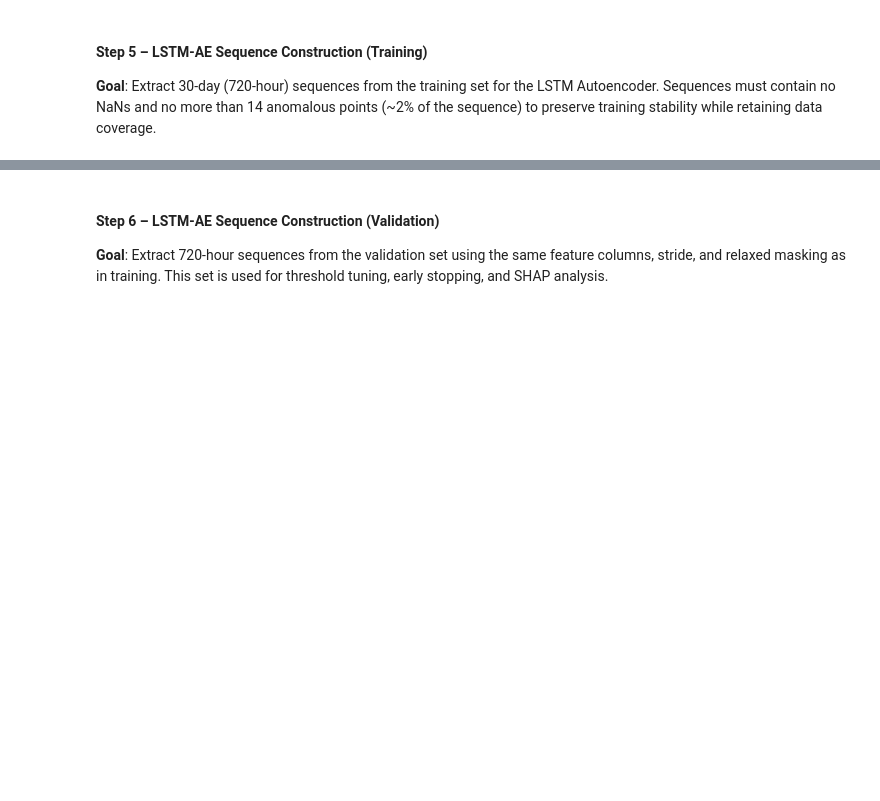
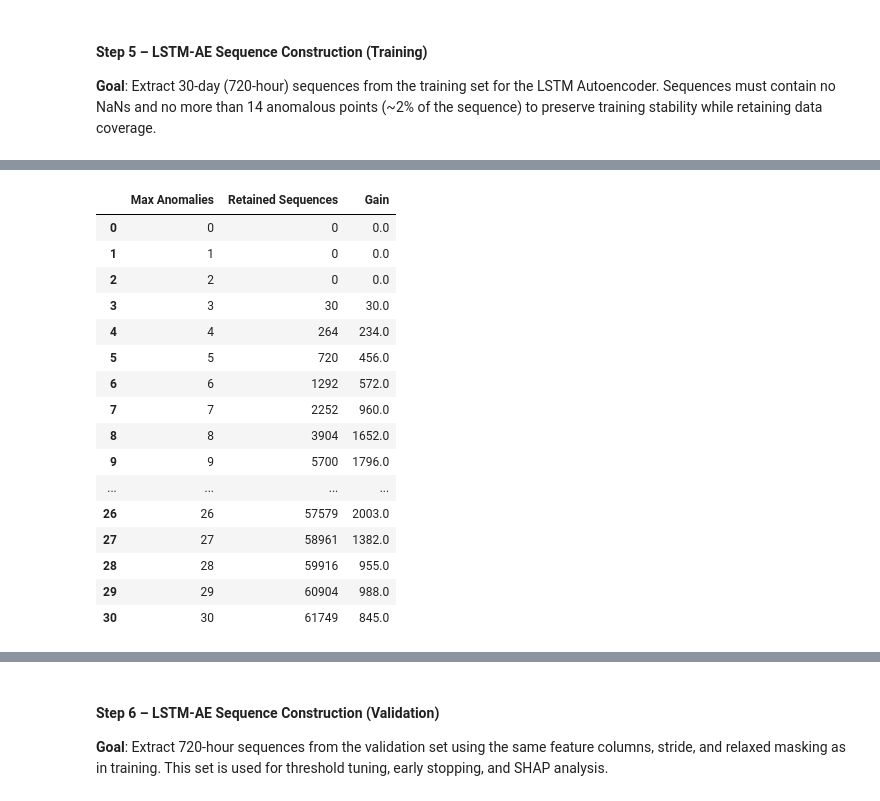
Before and after one commit to Jeremiah-Bachtin/comp1884-group6-weather-anomaly-detection-system, a Jupyter notebook: notebooks/notebook_jeremy_ETL_and_ML_v2.ipynb, the cells around one changed output, grey strips where cells are left out. Saved outputs shown, nothing was run; the diff lists cells and outputs as text; code cells hidden in the pictures; blank space fills up the shorter version.

```diff
--- a/notebooks/notebook_jeremy_ETL_and_ML_v2.ipynb
+++ b/notebooks/notebook_jeremy_ETL_and_ML_v2.ipynb
@@ -443,3 +462,40 @@ plt.show()
+# %%
+# Use real 'is_if_anomaly' flags from df_train
+is_anomaly = df_train['is_if_anomaly'].astype(int).values
+
+# Compute rolling count of anomalies over 720-hour sequences
+rolling_anomalies_real = np.convolve(is_anomaly, np.ones(sequence_length, dtype=int), 'valid')
+
+# Count retained sequences at each threshold
+thresholds_real = list(range(0, max_anomaly_count_threshold + 1))
+retained_real = [np.count_nonzero(rolling_anomalies_real <= t) for t in thresholds_real]
+
+# Format results
+df_retention_real = pd.DataFrame({
+    'Max Anomalies': thresholds_real,
+    'Retained Sequences': retained_real
+})
+df_retention_real['Gain'] = df_retention_real['Retained Sequences'].diff().fillna(0)
+
+df_retention_real
+# %% [output]
+|  | Max Anomalies | Retained Sequences | Gain |
+| 0 | 0 | 0 | 0.0 |
+| 1 | 1 | 0 | 0.0 |
+| 2 | 2 | 0 | 0.0 |
+| 3 | 3 | 30 | 30.0 |
+| 4 | 4 | 264 | 234.0 |
+| 5 | 5 | 720 | 456.0 |
+| 6 | 6 | 1292 | 572.0 |
+| 7 | 7 | 2252 | 960.0 |
+| 8 | 8 | 3904 | 1652.0 |
+| 9 | 9 | 5700 | 1796.0 |
+| ... | ... | ... | ... |
+| 26 | 26 | 57579 | 2003.0 |
+| 27 | 27 | 58961 | 1382.0 |
+| 28 | 28 | 59916 | 955.0 |
+| 29 | 29 | 60904 | 988.0 |
+| 30 | 30 | 61749 | 845.0 |
 # %%
 print(f"Max noise per sequence: {optimal_anomaly_count_threshold/sequence_length:.2%}")
 # %% [output]
```
Also changed, not shown: parts of 31 cells of this notebook.
